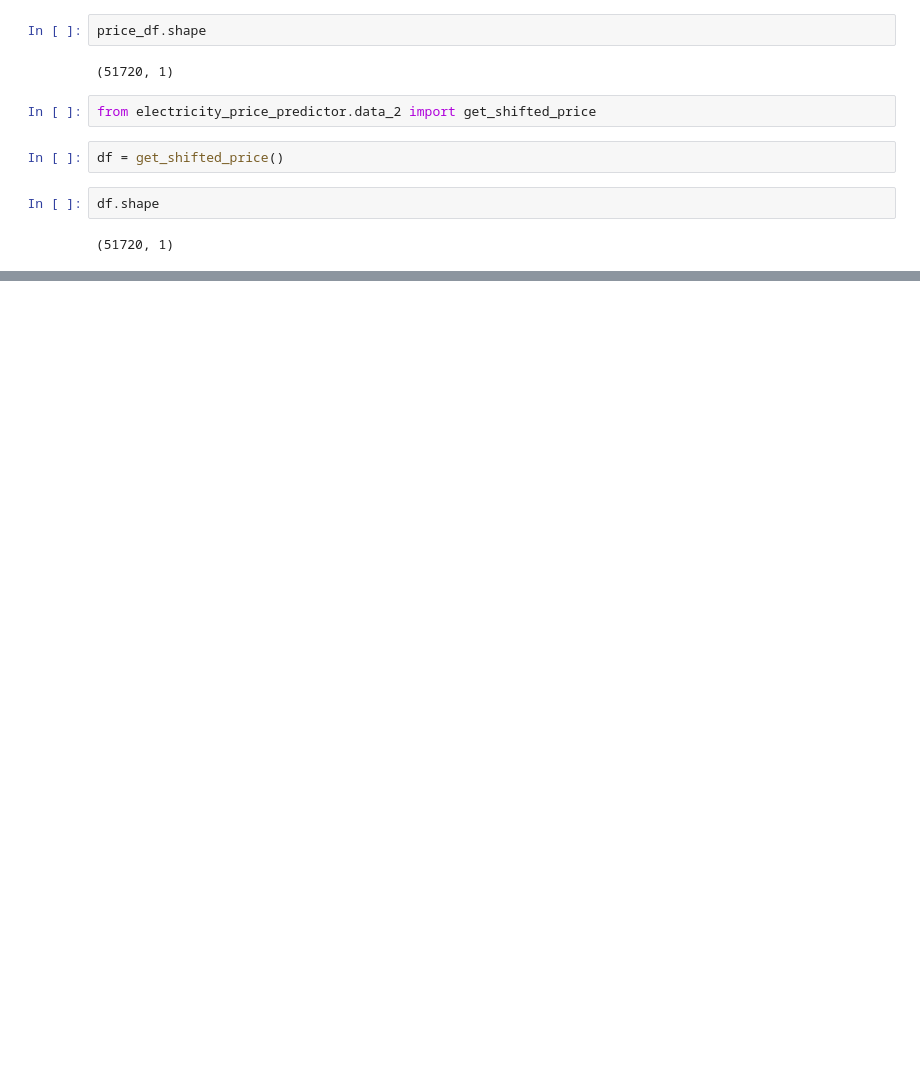
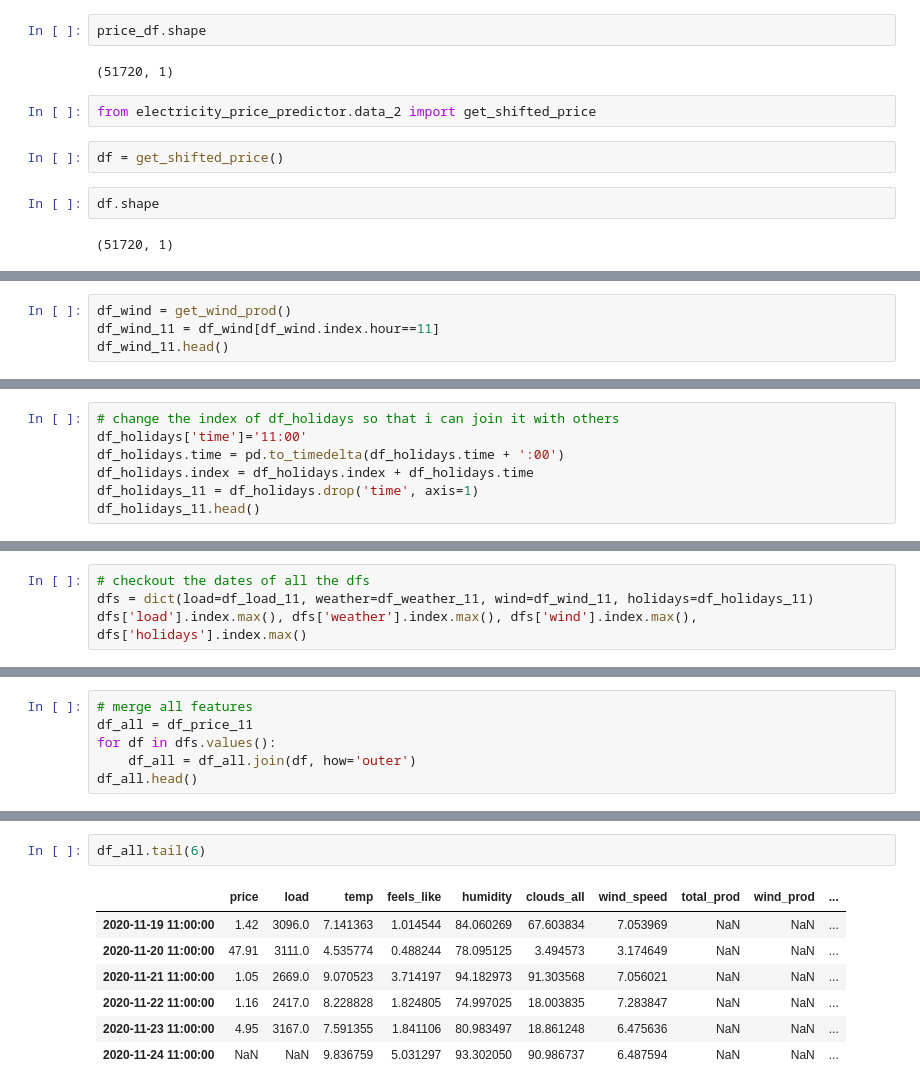
Before and after one commit to Guli-Y/ElectricityPricePredictor, a Jupyter notebook: notebooks/Data_preprocessing_guli.ipynb, the cells around one changed output, grey strips where cells are left out. Saved outputs shown, nothing was run; the diff lists cells and outputs as text; blank space fills up the shorter version.

```diff
--- a/notebooks/Data_preprocessing_guli.ipynb
+++ b/notebooks/Data_preprocessing_guli.ipynb
@@ -127,0 +179,4 @@ df.shape
+# %%
+df_wind = get_wind_prod()
+df_wind_11 = df_wind[df_wind.index.hour==11]
+df_wind_11.head()
@@ -127,0 +197,7 @@ df.shape
+# %%
+# change the index of df_holidays so that i can join it with others
+df_holidays['time']='11:00'
+df_holidays.time = pd.to_timedelta(df_holidays.time + ':00')
+df_holidays.index = df_holidays.index + df_holidays.time
+df_holidays_11 = df_holidays.drop('time', axis=1)
+df_holidays_11.head()
@@ -127,0 +211,4 @@ df.shape
+# %%
+# checkout the dates of all the dfs
+dfs = dict(load=df_load_11, weather=df_weather_11, wind=df_wind_11, holidays=df_holidays_11)
+dfs['load'].index.max(), dfs['weather'].index.max(), dfs['wind'].index.max(), dfs['holidays'].index.max()
@@ -127,0 +220,6 @@ df.shape
+# %%
+# merge all features
+df_all = df_price_11
+for df in dfs.values():
+    df_all = df_all.join(df, how='outer')
+df_all.head()
@@ -127,0 +233,10 @@ df.shape
+# %%
+df_all.tail(6)
+# %% [output]
+|  | price | load | temp | feels_like | humidity | clouds_all | wind_speed | total_prod | wind_prod | ... |
+| 2020-11-19 11:00:00 | 1.42 | 3096.0 | 7.141363 | 1.014544 | 84.060269 | 67.603834 | 7.053969 | NaN | NaN | ... |
+| 2020-11-20 11:00:00 | 47.91 | 3111.0 | 4.535774 | 0.488244 | 78.095125 | 3.494573 | 3.174649 | NaN | NaN | ... |
+| 2020-11-21 11:00:00 | 1.05 | 2669.0 | 9.070523 | 3.714197 | 94.182973 | 91.303568 | 7.056021 | NaN | NaN | ... |
+| 2020-11-22 11:00:00 | 1.16 | 2417.0 | 8.228828 | 1.824805 | 74.997025 | 18.003835 | 7.283847 | NaN | NaN | ... |
+| 2020-11-23 11:00:00 | 4.95 | 3167.0 | 7.591355 | 1.841106 | 80.983497 | 18.861248 | 6.475636 | NaN | NaN | ... |
+| 2020-11-24 11:00:00 | NaN | NaN | 9.836759 | 5.031297 | 93.302050 | 90.986737 | 6.487594 | NaN | NaN | ... |
```
Also changed, not shown: parts of 15 cells of this notebook.
